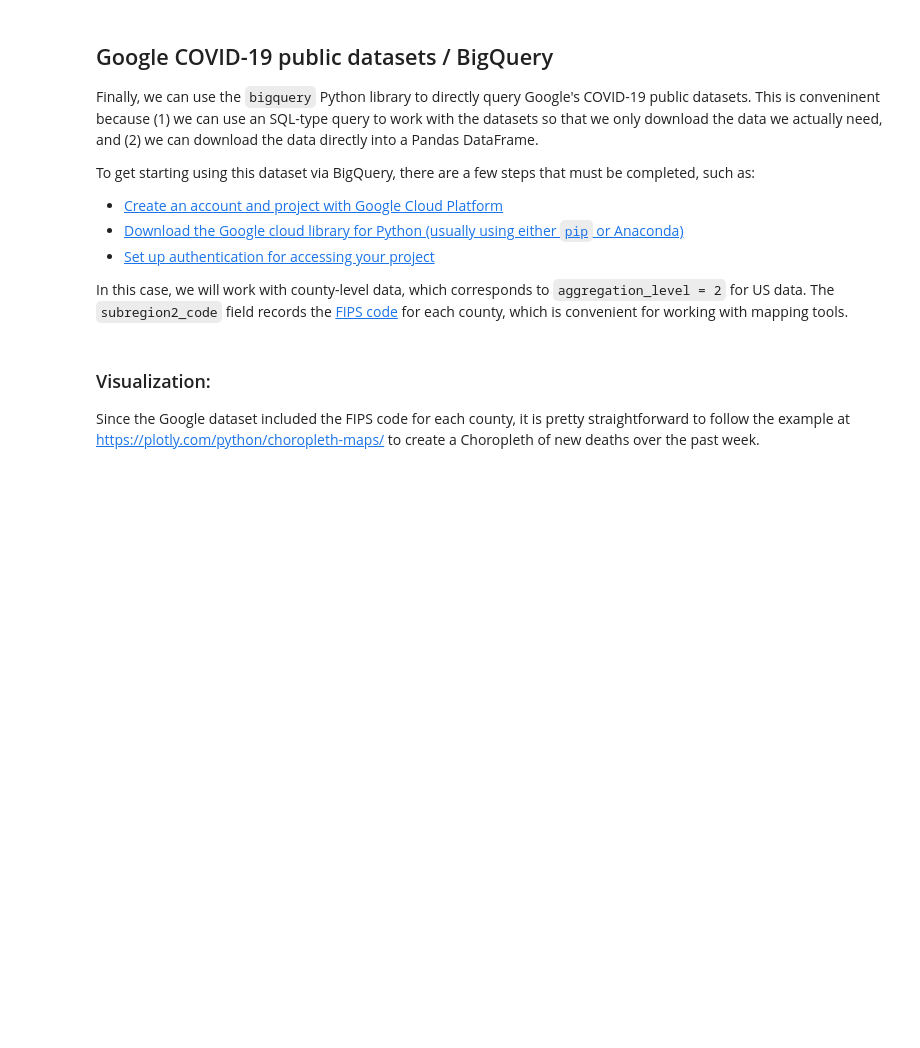
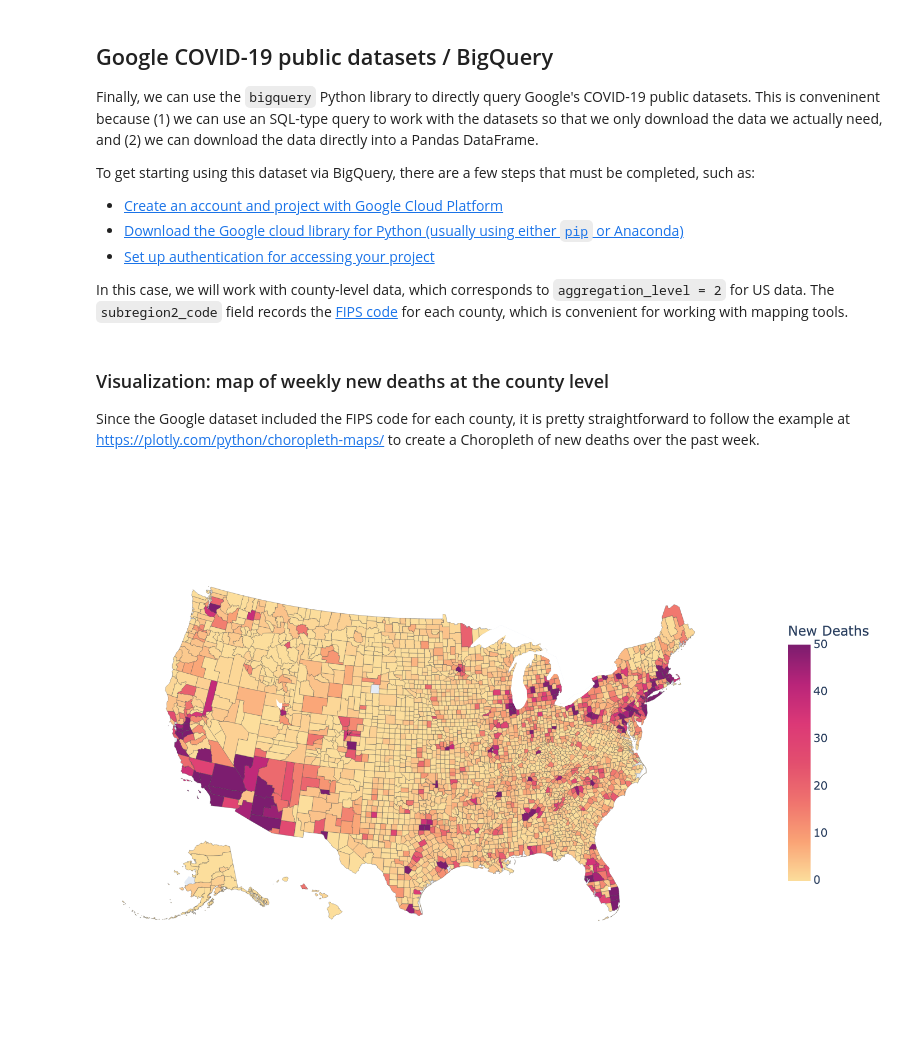
Before and after one commit to ChadFulton/sm-notebooks-2021, a Jupyter notebook: 001-etl-data-covid-19.ipynb, the cells around one changed output. Cells and saved outputs as stored; diff of their text form; code cells hidden in the pictures; blank space fills up the shorter version.

Commit message:
ENH: add static image for choropleth

```diff
--- a/001-etl-data-covid-19.ipynb
+++ b/001-etl-data-covid-19.ipynb
@@ -377,7 +377,7 @@ res['date'] = pd.DatetimeIndex(res['date'])
 # here we're summing it to get the total value over the week.
 df = res.groupby(['fips', 'county'], as_index=False).sum()
 # %% [markdown]
-### Visualization:
+### Visualization: map of weekly new deaths at the county level
 
 Since the Google dataset included the FIPS code for each county, it is pretty straightforward to follow the example at https://plotly.com/python/choropleth-maps/ to create a Choropleth of new deaths over the past week.
 # %%
@@ -390,12 +390,21 @@ with urlopen('https://raw.githubusercontent.com/plotly/datasets/master/geojson-c
 try:
     fig = px.choropleth(df, geojson=counties, locations='fips',
                         color='new_deceased', color_continuous_scale="sunsetdark",
-                        range_color=(0, 20),
+                        range_color=(0, 50),
                         scope="usa",
                         hover_name='county',
                         labels={'new_deceased': 'New Deaths'})
-    fig.update_traces(marker_line_width=0.5)
-    fig.update_layout(margin={"r":0,"t":0,"l":0,"b":0})
-    fig.show()
+    fig.update_traces(marker_line_width=0.2)
+    fig.update_layout(margin={"r":0,"t":0,"l":0,"b":0})  #, coloraxis_showscale=False)
+    fig.update_coloraxes(colorbar={'thickness': 20, 'len': 0.5, 'tickfont': {'size': 10}})
+    # To display an interactive Plotly graphic, we could uncomment the following:
+    # fig.show()
+    # Instead, in the next cell we'll display a static image that is more convenient
+    # for saving in Github
 except TypeError:
     print('Choropleth in this notebook requires plotly >= 4.5')
+# %%
+from IPython.display import Image
+Image(fig.to_image(format="png", scale=2))
+# %% [output]
+[figure, added]
```
Also changed, not shown: parts of 2 cells of this notebook.
